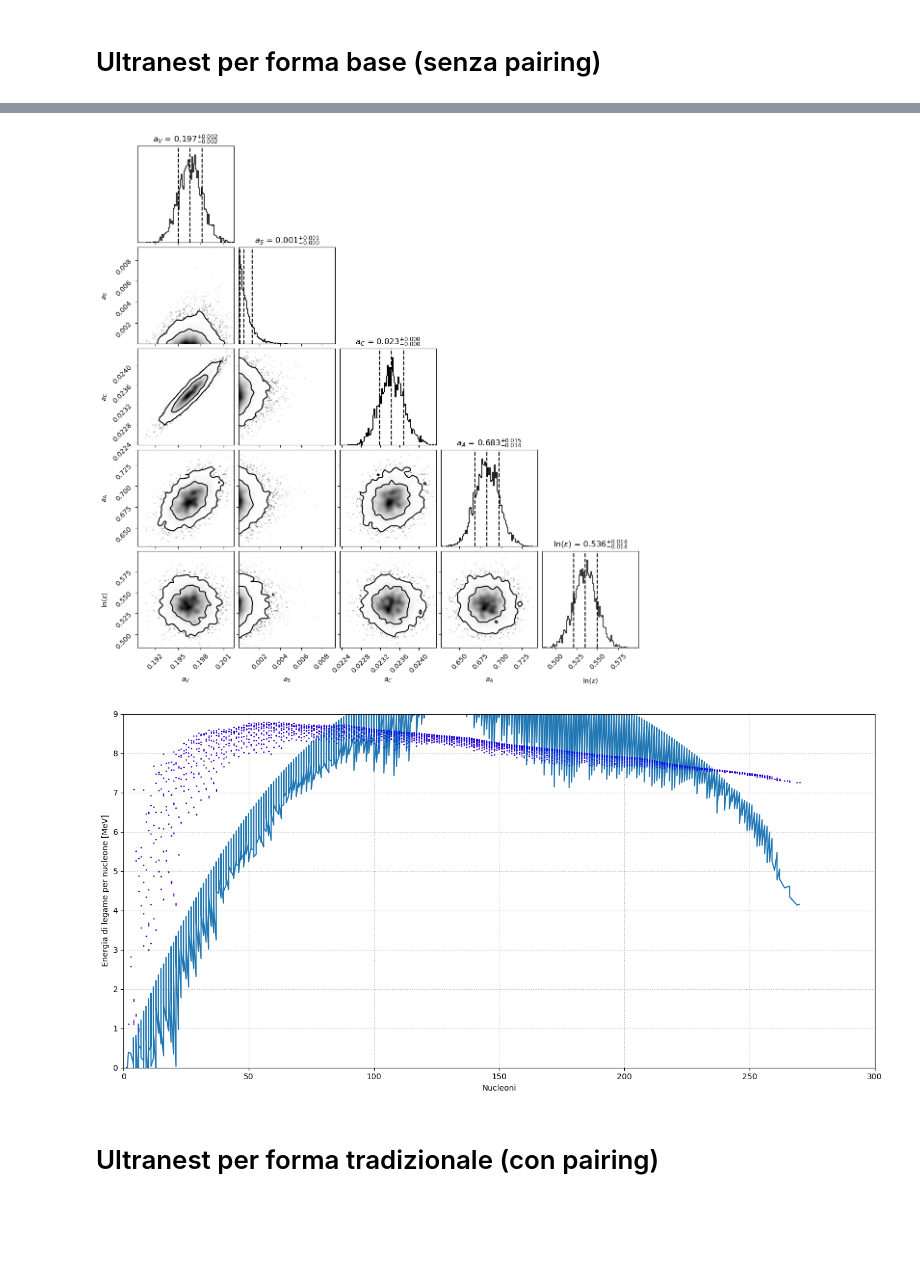
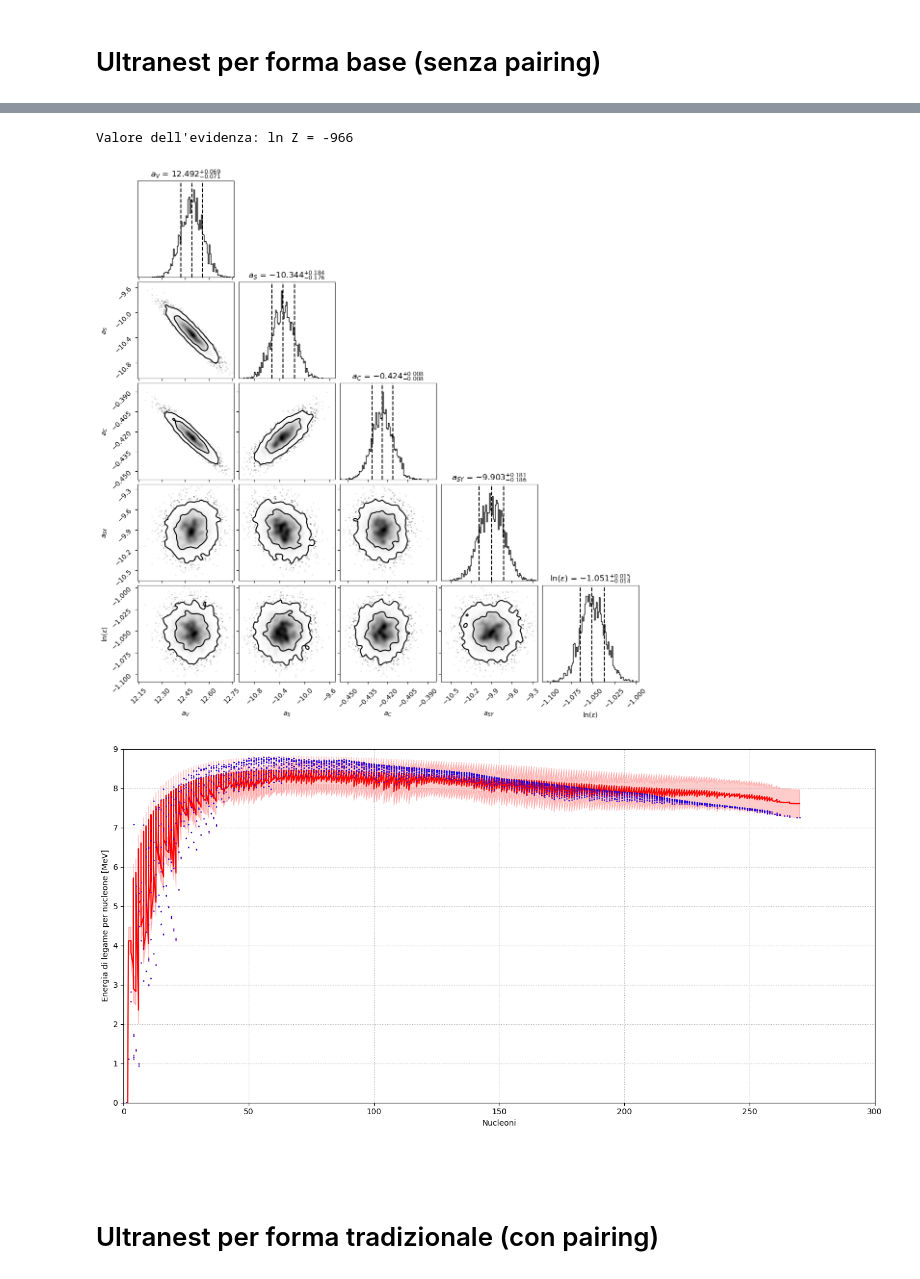
Before and after one commit to Lvetto/masse_nucleari, a Jupyter notebook: Esperienza_5.ipynb, the cells around one changed output, grey strips where cells are left out. Drawn from its saved outputs; the diff is of its cells as text; code cells hidden in the pictures; blank space fills up the shorter version.

Commit message:
Ultranest funzionante in tutti i casi

```diff
--- a/Esperienza_5.ipynb
+++ b/Esperienza_5.ipynb
@@ -109,9 +114,11 @@ def prior_base(cube):
 # %%
 # Svolgiamo la run per il caso base:
 
-list_of_params = ["aV", "aS", "aC", "aA", "ln_epsilon"]
+list_of_params = ["aV", "aS", "aC", "aSY", "ln_epsilon"]
 sampler = ultranest.ReactiveNestedSampler(list_of_params, ln_likelihood_base, prior_base, vectorized=True)
 result_base = sampler.run()
+
+# I valori nominali sono: (15.5 , -16.9, -0.70, -23.0) MeV
 # %% [output]
 [ultranest] Sampling 400 live points from prior ...
 VBox(children=(HTML(value=''), GridspecLayout(children=(HTML(value="<div style='background-color:#6E6BF4;'>&nb…
@@ -127,7 +134,10 @@ VBox(children=(HTML(value=''), GridspecLayout(children=(HTML(value="<div style='
 # Facciamo i corner plot per farci un'idea della situazione:
 
 samples_base = result_base["samples"]
-labels = [r"$a_V$", r"$a_S$", r"$a_C$", r"$a_A$", r"$\ln (\epsilon)$"]
+evidence_base = result_base["logz"]
+labels = [r"$a_V$", r"$a_S$", r"$a_C$", r"$a_{SY}$", r"$\ln (\epsilon)$"]
+
+print("\nValore dell'evidenza: ln Z = {:.0f}\n".format(evidence_base))
 
 figure = corner.corner(
     samples_base,
@@ -149,24 +159,33 @@ axes = figure.axes
 # Già dall'evoluzione di ultranest ci rendevamo conto che aS satura al lower bound, ma il punto è che un aS negativo non avrebbe senso fisico.
 # Alternativamente, il modello base funziona bene solo presumendo che aS tenda a zero.
 # %% [output]
+Valore dell'evidenza: ln Z = -966
-[figure, old version]
+[figure, new version]
 # %%
+# Grafichiamo il fit trovato:
+
+parameters = result_base["posterior"]["mean"]
+inferred_model = parameters[0] * A + parameters[1] * A23 + parameters[2] * ZZ + parameters[3] * NZ
+inferred_model /= A
+
 plt.figure(figsize = (14,7))
-plt.errorbar(data["A"], data["binding_energy"]*1e-3, yerr = data["binding_energy_err"]*1e-3,
-             fmt = ".", ms=1, color="b", elinewidth=1, ecolor = "purple", capsize = 1)
-model = 0.197 * A - 0.001 * A23 - 0.023 * ZZ - 0.683 * NZ
-plt.plot(data["A"], model)
+plt.errorbar(A, BE, yerr = np.sqrt(sigma_exp_sq), fmt = ".", ms=1, color="b", elinewidth=1, ecolor="purple", capsize=1)
+plt.plot(A, inferred_model, color="r")
+plt.fill_between(A, inferred_model + np.e**(parameters[4]), inferred_model - np.e**(parameters[4]), color = "r", alpha = 0.2)
 plt.xlabel("Nucleoni")
 plt.ylabel("Energia di legame per nucleone [MeV]")
 plt.xlim(0,300)
 plt.ylim(0,9)
 plt.grid(linestyle = ":")
 plt.tight_layout()
 plt.show()
 
-# DA QUESTO TEST È EVIDENTE CHE ULTRANEST NON STIA FUNZIONANDO
+# Il fit non è così decente, dopotutto. Ci rendiamo anche conto che però il nostro modello ammette un rumore anche abbastanza grande,
+# quindi ci immaginiamo che il motivo dell'inesattezza sia quello. Questa potrebbe essere intesa come limitazione dell'inferenza bayesiana stessa.
 # %% [output]
-[figure, old version]
+[figure, new version]
+# %% [markdown]
+#
 # %% [markdown]
 # Ultranest per forma tradizionale (con pairing)
 # %%
```
Also changed, not shown: parts of 13 cells of this notebook.
